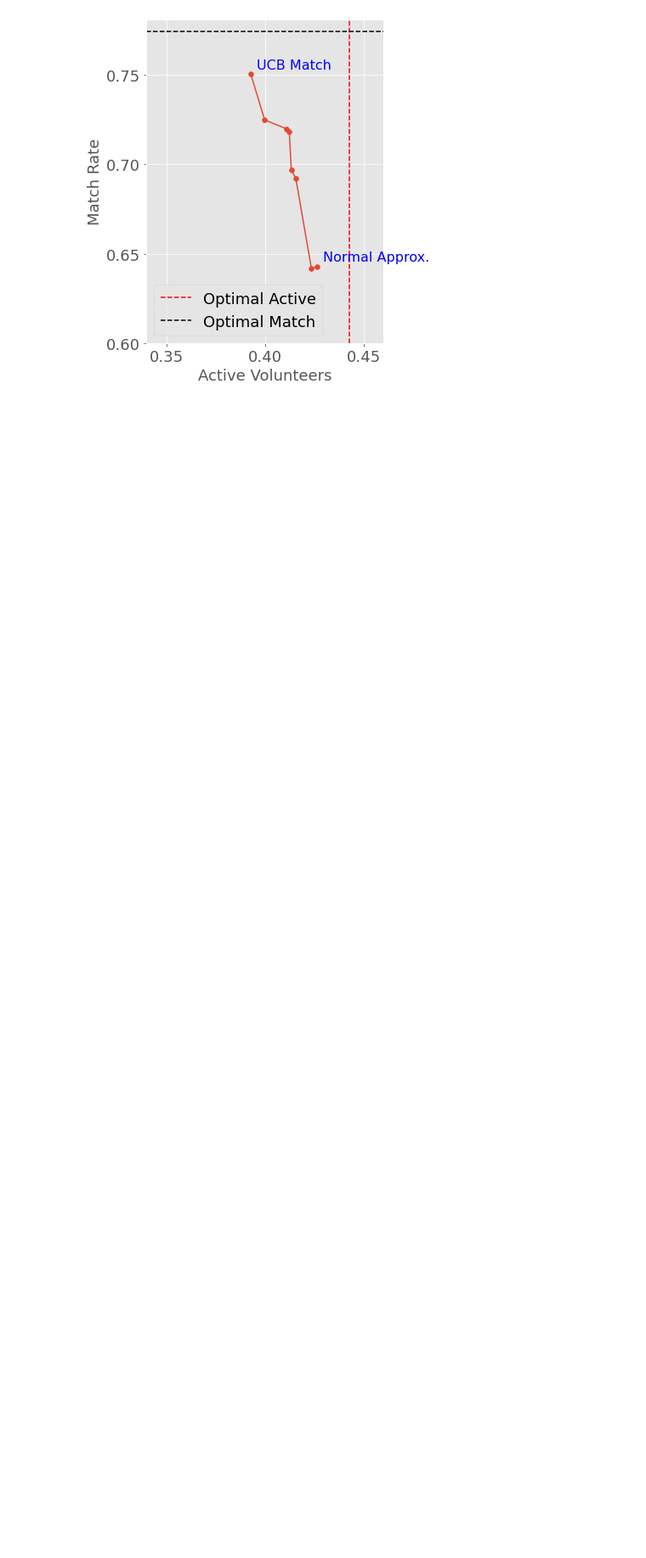
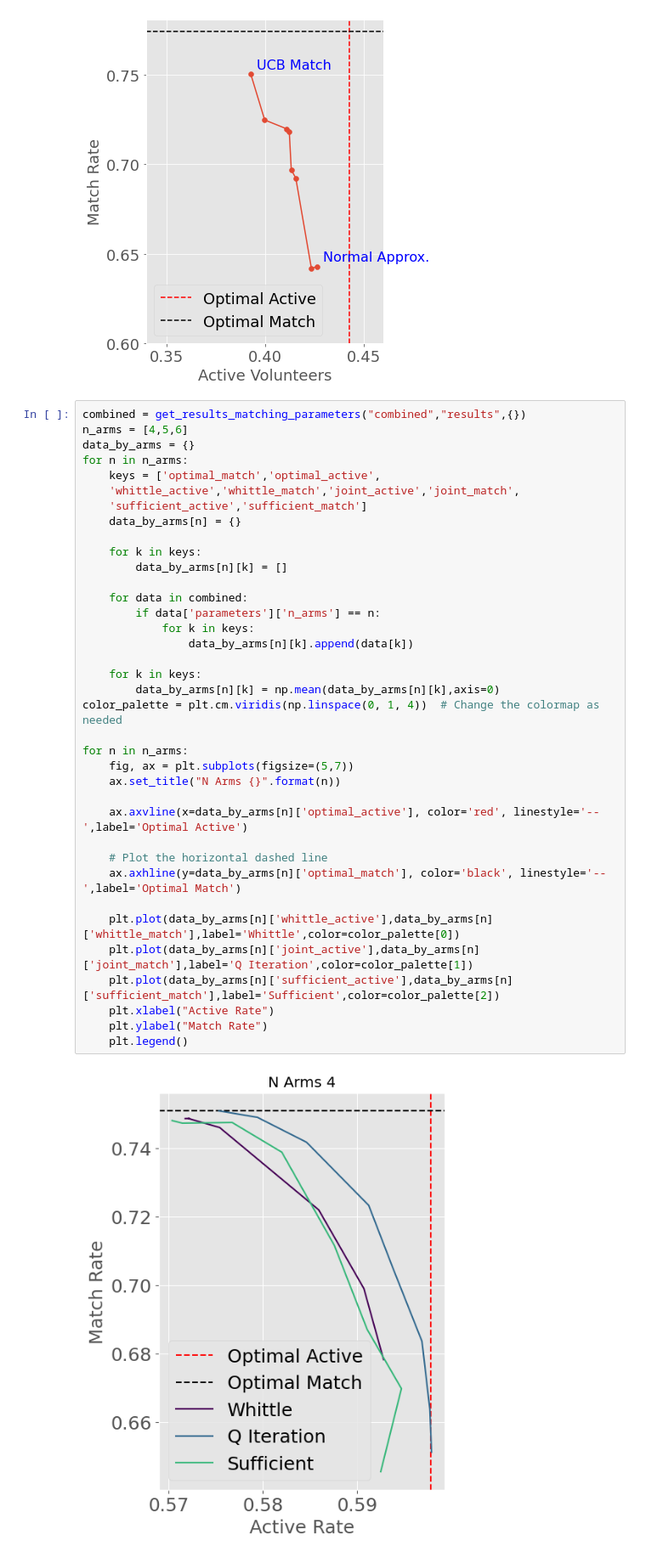
Before and after one commit to naveenr414/food-rescue-rmab, a Jupyter notebook: scripts/Plotting.ipynb, the cells around one changed output. Shown at 85% size. Drawn from its saved outputs; the diff is of its cells as text; blank space fills up the shorter version.

Commit message:
Updated the combined oracle approach with a new P(T) function

```diff
--- a/scripts/Plotting.ipynb
+++ b/scripts/Plotting.ipynb
@@ -761,3 +761,42 @@ for name in keys:
 plt.savefig("../figures/matching/tradeoff_pareto.pdf")
 # %% [output]
 [figure]
+# %%
+combined = get_results_matching_parameters("combined","results",{})
+n_arms = [4,5,6]
+data_by_arms = {}
+for n in n_arms:
+    keys = ['optimal_match','optimal_active',
+    'whittle_active','whittle_match','joint_active','joint_match',
+    'sufficient_active','sufficient_match']
+    data_by_arms[n] = {}
+
+    for k in keys:
+        data_by_arms[n][k] = []
+
+    for data in combined:
+        if data['parameters']['n_arms'] == n:
+            for k in keys:
+                data_by_arms[n][k].append(data[k])
+
+    for k in keys:
+        data_by_arms[n][k] = np.mean(data_by_arms[n][k],axis=0)
+color_palette = plt.cm.viridis(np.linspace(0, 1, 4))  # Change the colormap as needed
+
+for n in n_arms:
+    fig, ax = plt.subplots(figsize=(5,7))
+    ax.set_title("N Arms {}".format(n))
+
+    ax.axvline(x=data_by_arms[n]['optimal_active'], color='red', linestyle='--',label='Optimal Active')
+
+    # Plot the horizontal dashed line
+    ax.axhline(y=data_by_arms[n]['optimal_match'], color='black', linestyle='--',label='Optimal Match')
+
+    plt.plot(data_by_arms[n]['whittle_active'],data_by_arms[n]['whittle_match'],label='Whittle',color=color_palette[0])
+    plt.plot(data_by_arms[n]['joint_active'],data_by_arms[n]['joint_match'],label='Q Iteration',color=color_palette[1])
+    plt.plot(data_by_arms[n]['sufficient_active'],data_by_arms[n]['sufficient_match'],label='Sufficient',color=color_palette[2])
+    plt.xlabel("Active Rate")
+    plt.ylabel("Match Rate")
+    plt.legend()
+# %% [output]
+[figure, added]
```
Also changed, not shown: parts of 5 cells of this notebook, 7 other files.
